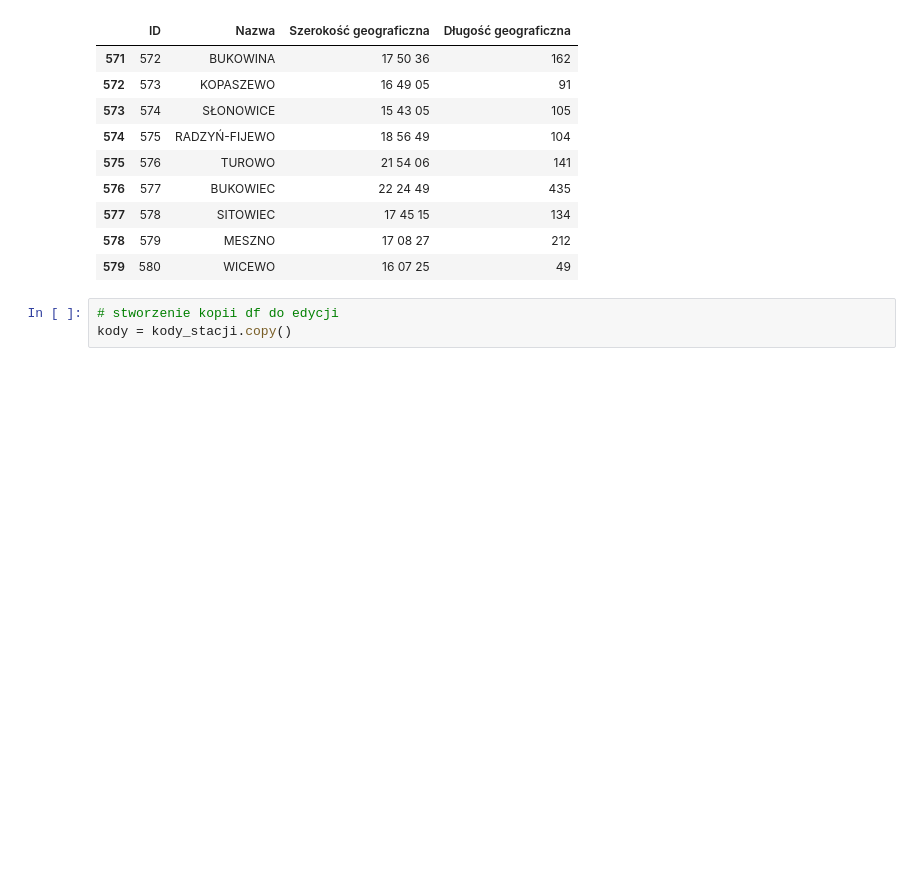
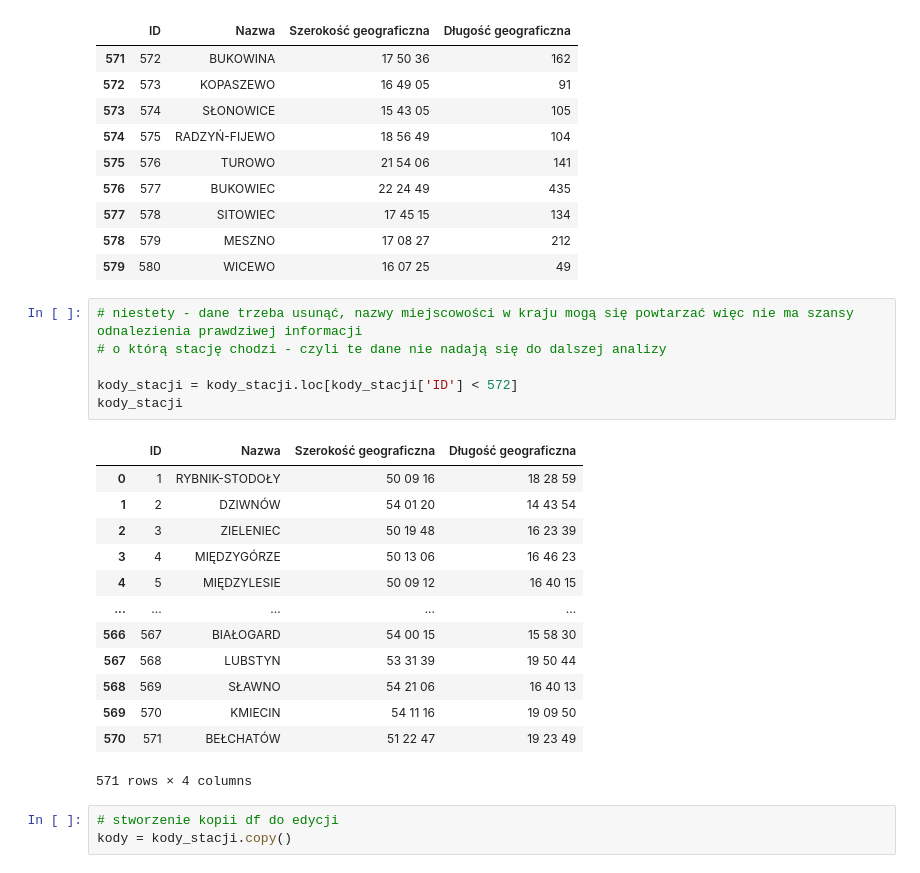
Before and after one commit to oliwia-kol/Hitech-Girls-Orange-AI-Project, a Jupyter notebook: Zadanie_Orange.ipynb, the cells around one changed output. Saved outputs shown, nothing was run; the diff lists cells and outputs as text; blank space fills up the shorter version.

```diff
--- a/Zadanie_Orange.ipynb
+++ b/Zadanie_Orange.ipynb
@@ -751,6 +733,26 @@ kody_stacji[kody_stacji['Nazwa'].isin(sz_t['Nazwa'])]
 | 577 | 578 | SITOWIEC | 17 45 15 | 134 |
 | 578 | 579 | MESZNO | 17 08 27 | 212 |
 | 579 | 580 | WICEWO | 16 07 25 | 49 |
+# %%
+# niestety - dane trzeba usunąć, nazwy miejscowości w kraju mogą się powtarzać więc nie ma szansy odnalezienia prawdziwej informacji
+# o którą stację chodzi - czyli te dane nie nadają się do dalszej analizy
+
+kody_stacji = kody_stacji.loc[kody_stacji['ID'] < 572]
+kody_stacji
+# %% [output]
+|  | ID | Nazwa | Szerokość geograficzna | Długość geograficzna |
+| 0 | 1 | RYBNIK-STODOŁY | 50 09 16 | 18 28 59 |
+| 1 | 2 | DZIWNÓW | 54 01 20 | 14 43 54 |
+| 2 | 3 | ZIELENIEC | 50 19 48 | 16 23 39 |
+| 3 | 4 | MIĘDZYGÓRZE | 50 13 06 | 16 46 23 |
+| 4 | 5 | MIĘDZYLESIE | 50 09 12 | 16 40 15 |
+| ... | ... | ... | ... | ... |
+| 566 | 567 | BIAŁOGARD | 54 00 15 | 15 58 30 |
+| 567 | 568 | LUBSTYN | 53 31 39 | 19 50 44 |
+| 568 | 569 | SŁAWNO | 54 21 06 | 16 40 13 |
+| 569 | 570 | KMIECIN | 54 11 16 | 19 09 50 |
+| 570 | 571 | BEŁCHATÓW | 51 22 47 | 19 23 49 |
+571 rows × 4 columns
 # %%
 # stworzenie kopii df do edycji
 kody = kody_stacji.copy()
```
Also changed, not shown: parts of 17 cells of this notebook.
